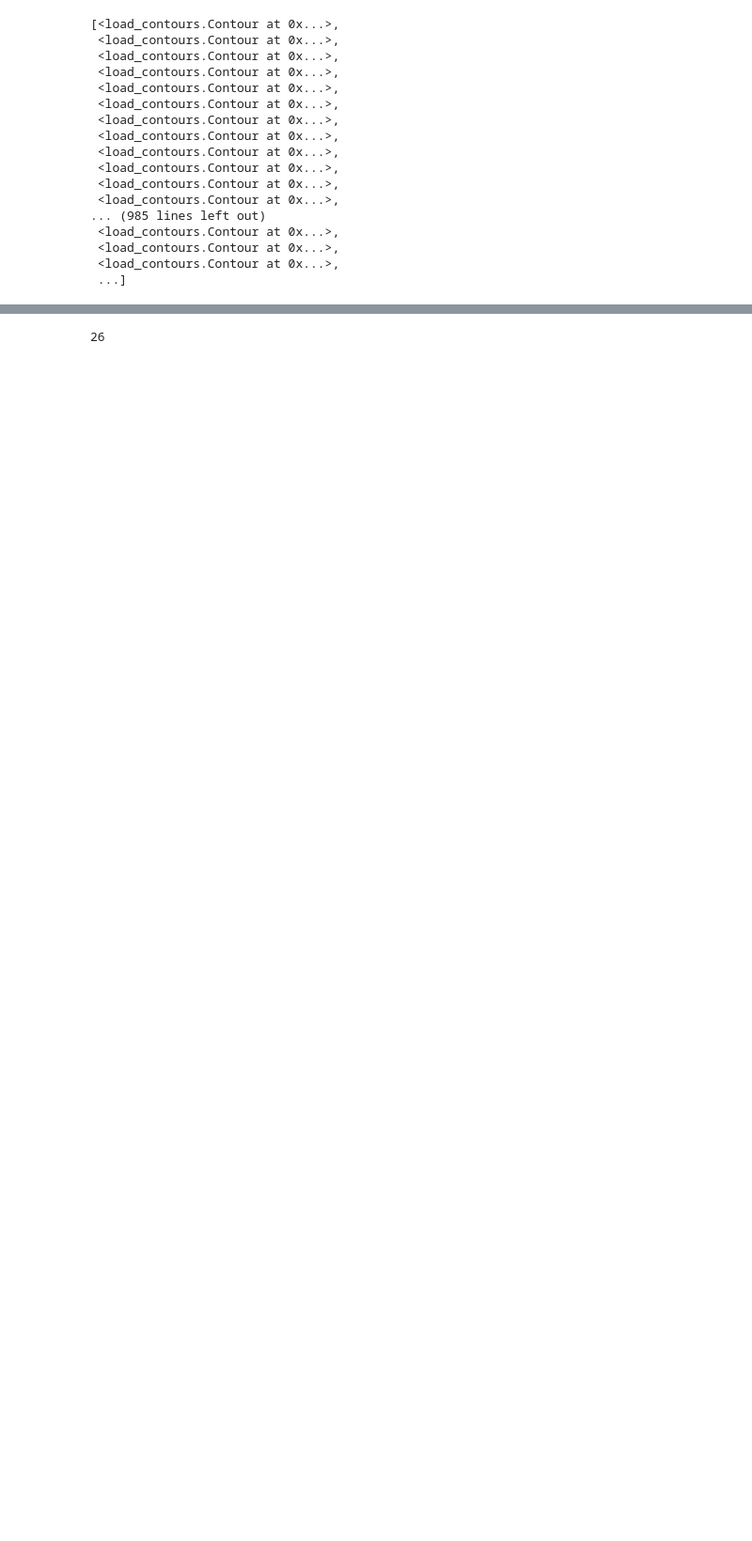
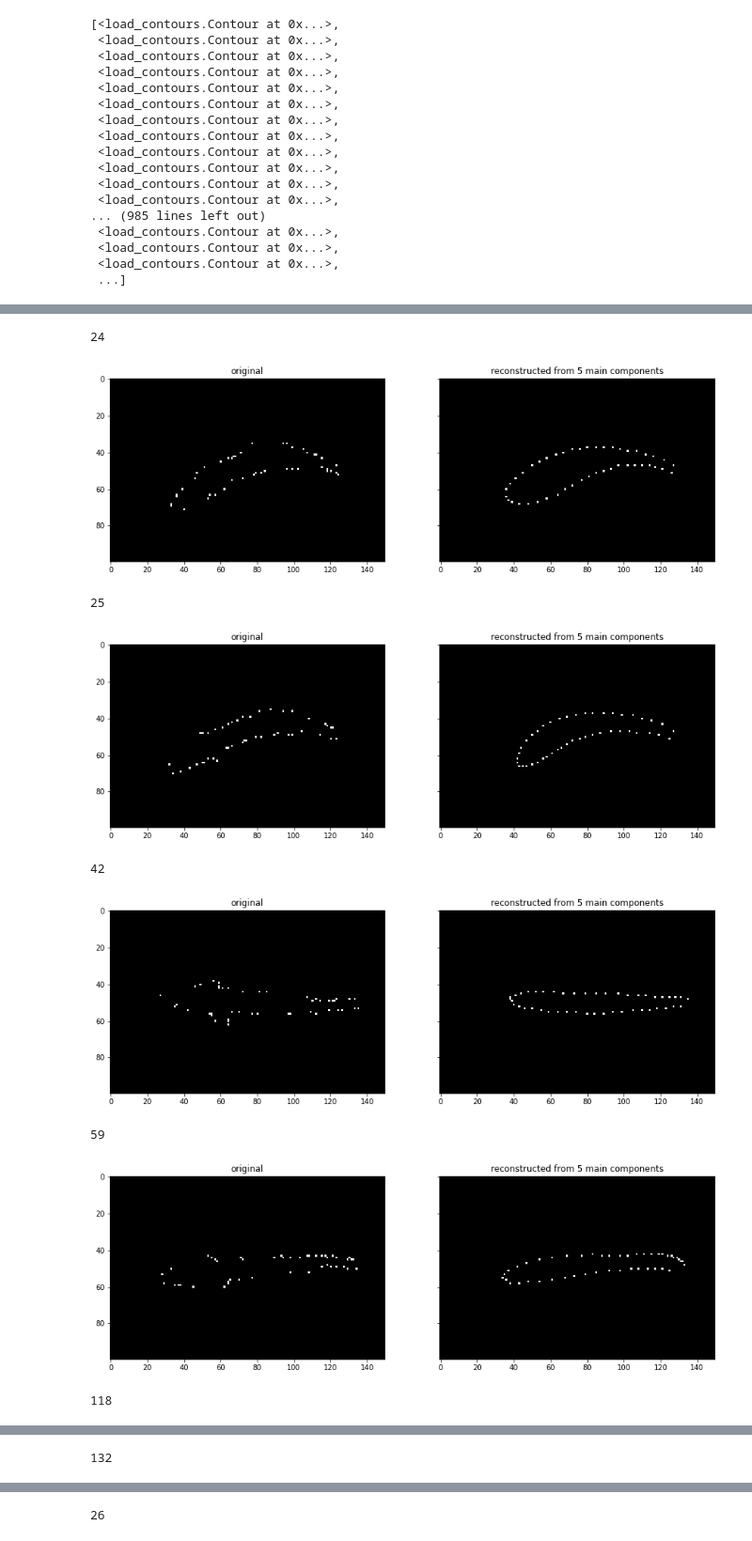
Before and after one commit to hubur/fish_pose_pca, a Jupyter notebook: fish_pose_pca/helperNotebook.ipynb, the cells around one changed output, grey strips where cells are left out. Shown at 94% size. Cells and saved outputs as stored; diff of their text form; code cells hidden in the pictures; blank space fills up the shorter version.

```diff
--- a/fish_pose_pca/helperNotebook.ipynb
+++ b/fish_pose_pca/helperNotebook.ipynb
@@ -23,3 +23,24 @@ data
  <load_contours.Contour at 0x...>,
  <load_contours.Contour at 0x...>,
  ...]
+# %%
+import fishy
+import pca
+import os
+
+absolute_path = os.path.join(os.getcwd(), '..', '..', 'exports/')
+data = fishy.get_normalized_fish_blobs_from_data(data_path=absolute_path+"2019-03-11_e6_d4_DiffGroup9_1-1.jsonl",mask_path=absolute_path+"DiffGroup9_1-1_arena_mask.png")
+
+pca_in = pca.get_pca_input_from_normalized_fish_blobs(data, minimum_blob_size=90 ,subfish_size=45)
+# %%
+comp_cnt = 5
+fish_pca = PCA(n_components=comp_cnt)
+transformed_fishes = fish_pca.fit_transform(pca_in)
+#print(fish_pca.explained_variance_)
+print(fish_pca.explained_variance_ratio_)
+plt.plot(fish_pca.explained_variance_ratio_)
+plt.show()
+#print(fish_pca.singular_values_)
+#print(fish_pca.components_)
+
+rebuilt_fishes = fish_pca.inverse_transform(transformed_fishes)
@@ -25,0 +65,25 @@ data
+# %%
+selector2 = randomSubarray(np.arange(len(subBlobs)),30)
+for n in selector2:
+    print(n)
+    testFish = fishy.FishBlob(rebuilt_fishes[n,0:45],rebuilt_fishes[n,45:90],np.array([0,0]))
+    fig, axes = plt.subplots(ncols=2,nrows=1,sharey=True)
+    new = printFish2(testFish,canvasSize=(100,150))
+    old = printFish2(subBlobs[n],canvasSize=(100,150))
+    fig.set_figwidth(val=15)
+    fig.set_figheight(val=18)
+    axes[0].imshow(old,cmap="gray")
+    axes[1].imshow(new,cmap="gray")
+    axes[0].set_title("original")
+    axes[1].set_title(f"reconstructed from {comp_cnt} main components")
+    plt.show()
+# %% [output]
+24
+[figure, added]
+25
+[figure, added]
+42
+[figure, added]
+59
+[figure, added]
+118
@@ -25,0 +91 @@ data
+132
```
Also changed, not shown: parts of 12 cells of this notebook, 4 other files.
